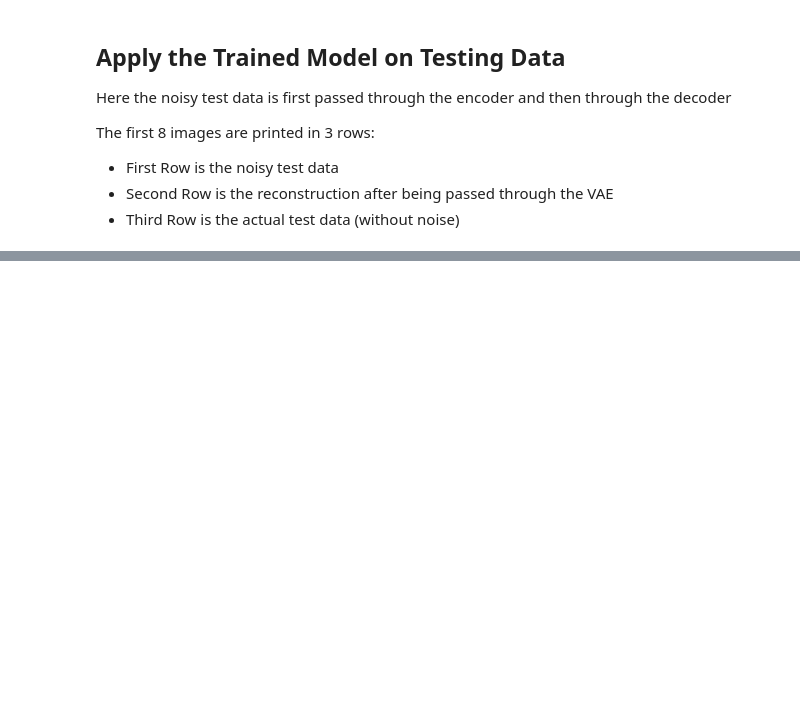
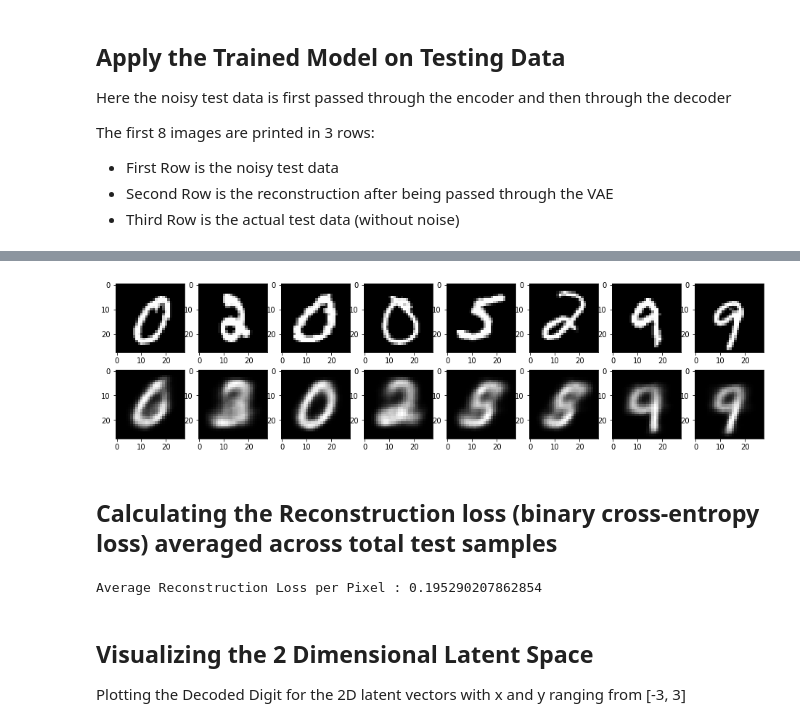
Before and after one commit to aneesh-kaitou1412/vae-mnist, a Jupyter notebook: Convolutional_VAE_MNIST_denoising.ipynb, the cells around one changed output, grey strips where cells are left out. Drawn from its saved outputs; the diff is of its cells as text; code cells hidden in the pictures; blank space fills up the shorter version.

```diff
--- a/Convolutional_VAE_MNIST_denoising.ipynb
+++ b/Convolutional_VAE_MNIST_denoising.ipynb
@@ -274,0 +280,25 @@ plot_images(L, len(L), len(L[0]))
+# %%
+x_test_non_noisy_decoded = vae.decoder.predict(vae.encoder.predict(x_test)[2])
+choicelist = np.random.choice(len(x_test), 8, replace=False)
+L = []
+for x in [x_test, x_test_non_noisy_decoded]:
+  l = []
+  for i in choicelist:
+    l.append(np.reshape(x[i], input_shape[:-1]))
+  L.append(l)
+
+plot_images(L, len(L), len(L[0]))
+# %% [output]
+[figure, added]
+# %% [markdown]
+## Calculating the **Reconstruction loss** (binary cross-entropy loss) averaged across total test samples
+# %%
+reconstruction_losses = binary_crossentropy(x_test, x_test_decoded)
+avg_reconstruction_loss = np.mean(reconstruction_losses)
+print("Average Reconstruction Loss per Pixel : {}".format(avg_reconstruction_loss))
+# %% [output]
+Average Reconstruction Loss per Pixel : 0.195290207862854
+# %% [markdown]
+## Visualizing the 2 Dimensional Latent Space
+
+Plotting the Decoded Digit for the 2D latent vectors with x and y ranging from [-3, 3]
```
Also changed, not shown: parts of 10 cells of this notebook.
